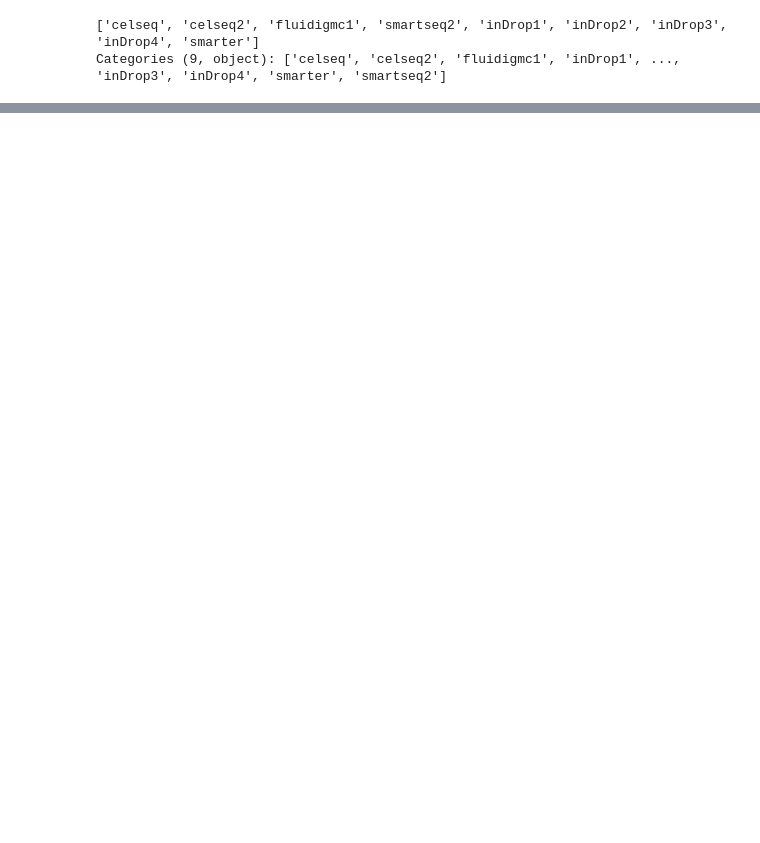
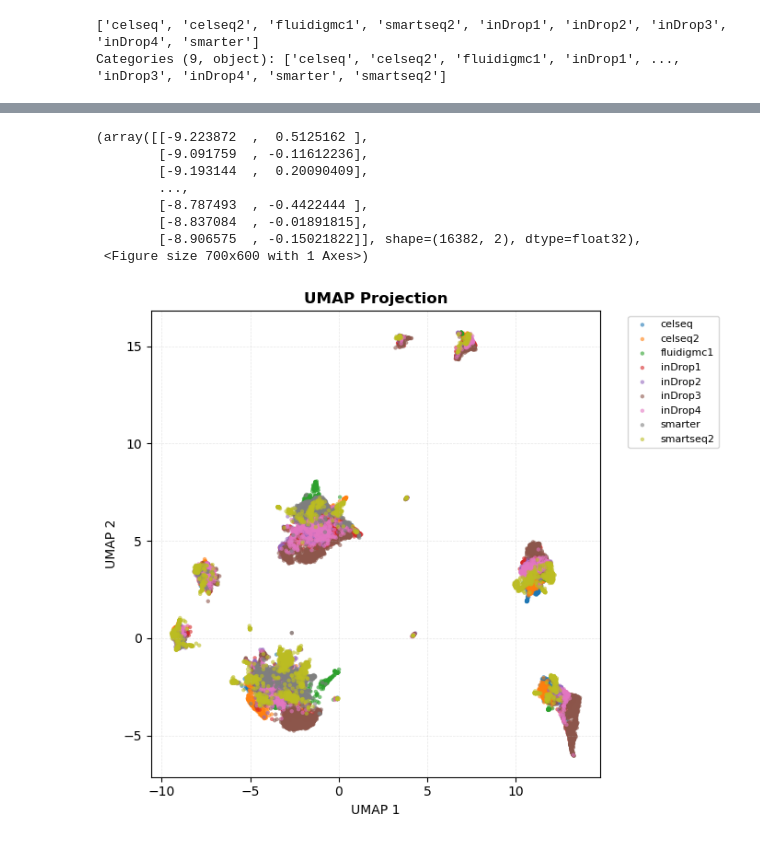
Before and after one commit to LangtianM/scDeepSim, a Jupyter notebook: experiments/batch_effect.ipynb, the cells around one changed output, grey strips where cells are left out. Drawn from its saved outputs; the diff is of its cells as text; code cells hidden in the pictures; blank space fills up the shorter version.

```diff
--- a/experiments/batch_effect.ipynb
+++ b/experiments/batch_effect.ipynb
@@ -93,0 +67,3 @@ SystemExit: 1
+# %%
+batch_labels = pancreas.obs['tech']
+batch_labels.shape
@@ -93,0 +89,5 @@ SystemExit: 1
+# %%
+from scdiff.control import batch_directions
+cell_types = pancreas.obs['celltype']
+batch_effects = batch_directions(X_encoded, batch_labels, cell_types=cell_types)
+batch_effects
@@ -93,0 +127,5 @@ SystemExit: 1
+# %%
+X_batch_moved = X_encoded.copy()
+for batch in batch_effects.columns:
+    X_batch_moved[batch_labels == batch] = X_encoded[batch_labels == batch] - batch_effects[batch].to_numpy().reshape(1, -1)
+umap_plot(X_batch_moved, batch_labels)
@@ -93,0 +145,5 @@ SystemExit: 1
+# %%
+Grand_batch_effects = batch_directions(X_encoded, batch_labels, cell_types=None)
+X_grand_batch_moved = X_encoded.copy()
+X_grand_batch_moved[batch_labels == 'celseq2'] = X_encoded[batch_labels == 'celseq2'] - Grand_batch_effects['celseq2'].to_numpy().reshape(1, -1)
+umap_plot(X_grand_batch_moved, batch_labels)
@@ -93,0 +161,6 @@ SystemExit: 1
+# %%
+X_grand_batch_moved = X_encoded.copy()
+for batch in Grand_batch_effects.columns:
+    X_grand_batch_moved[batch_labels == batch] = X_encoded[batch_labels == batch] - Grand_batch_effects[batch].to_numpy().reshape(1, -1)
+umap_plot(X_grand_batch_moved, batch_labels)
+# %% [output]
@@ -93,0 +168,9 @@ SystemExit: 1
+(array([[-9.223872  ,  0.5125162 ],
+        [-9.091759  , -0.11612236],
+        [-9.193144  ,  0.20090409],
+        ...,
+        [-8.787493  , -0.4422444 ],
+        [-8.837084  , -0.01891815],
+        [-8.906575  , -0.15021822]], shape=(16382, 2), dtype=float32),
+ <Figure size 700x600 with 1 Axes>)
+[figure, added]
```
Also changed, not shown: parts of 20 cells of this notebook, 3 other files.
